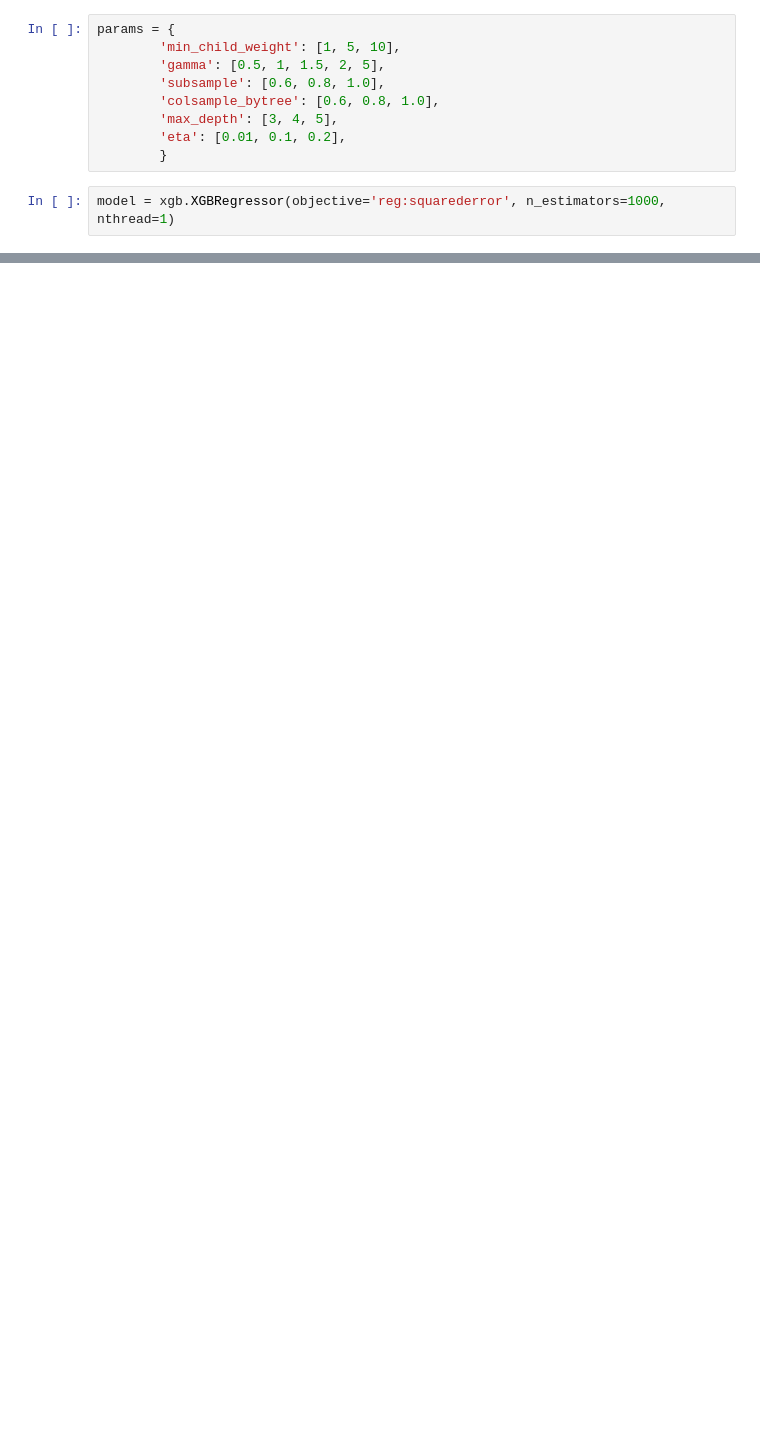
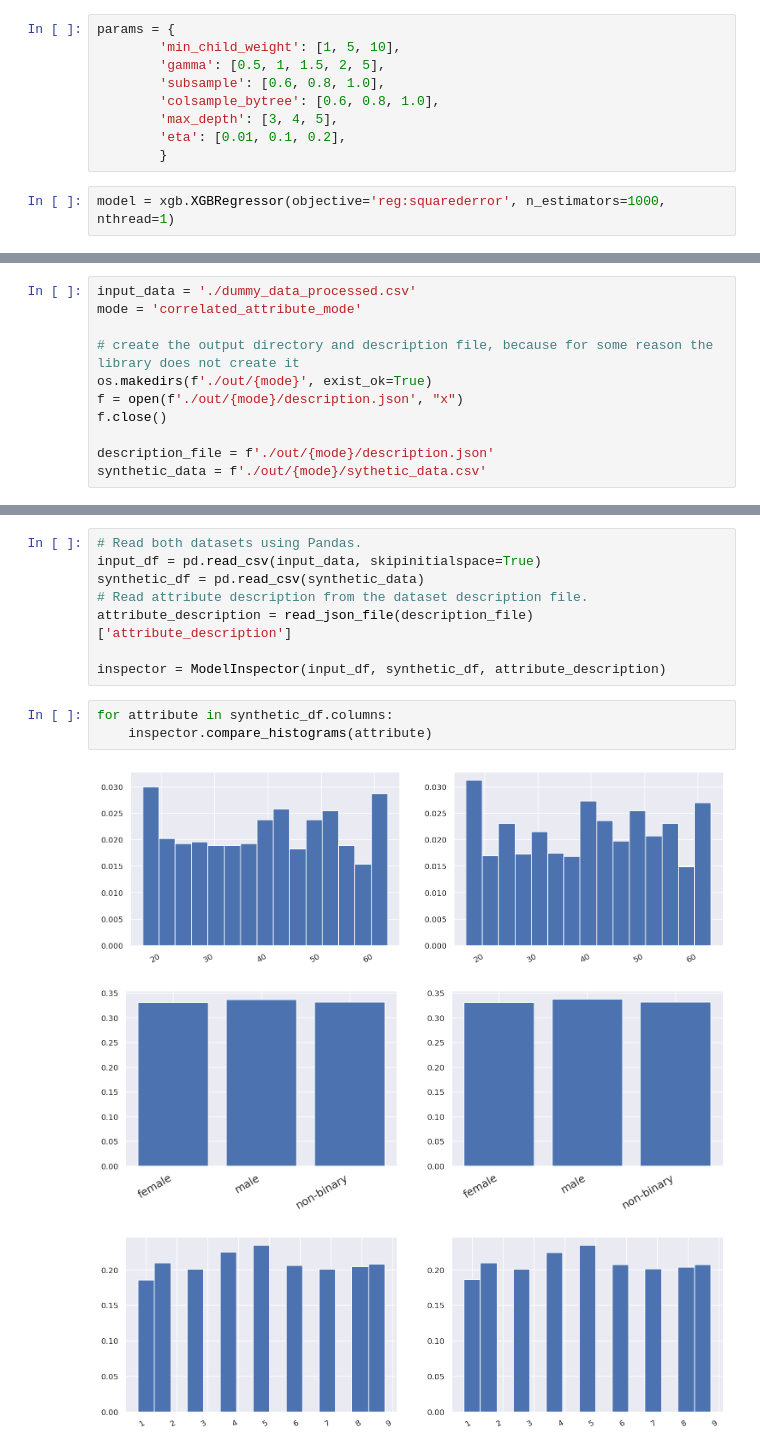
Before and after one commit to chrfthr/social-media-time-pred, a Jupyter notebook: notebook.ipynb, the cells around one changed output, grey strips where cells are left out. Cells and saved outputs as stored; diff of their text form; blank space fills up the shorter version.

```diff
--- a/notebook.ipynb
+++ b/notebook.ipynb
@@ -344,0 +204,11 @@ X_train.shape
+# %%
+input_data = './dummy_data_processed.csv'
+mode = 'correlated_attribute_mode'
+
+# create the output directory and description file, because for some reason the library does not create it
+os.makedirs(f'./out/{mode}', exist_ok=True)
+f = open(f'./out/{mode}/description.json', "x")
+f.close()
+
+description_file = f'./out/{mode}/description.json'
+synthetic_data = f'./out/{mode}/sythetic_data.csv'
@@ -344,0 +261,15 @@ X_train.shape
+# %%
+# Read both datasets using Pandas.
+input_df = pd.read_csv(input_data, skipinitialspace=True)
+synthetic_df = pd.read_csv(synthetic_data)
+# Read attribute description from the dataset description file.
+attribute_description = read_json_file(description_file)['attribute_description']
+
+inspector = ModelInspector(input_df, synthetic_df, attribute_description)
+# %%
+for attribute in synthetic_df.columns:
+    inspector.compare_histograms(attribute)
+# %% [output]
+[figure, added]
+[figure, added]
+[figure, added]
```
Also changed, not shown: parts of 38 cells of this notebook.
